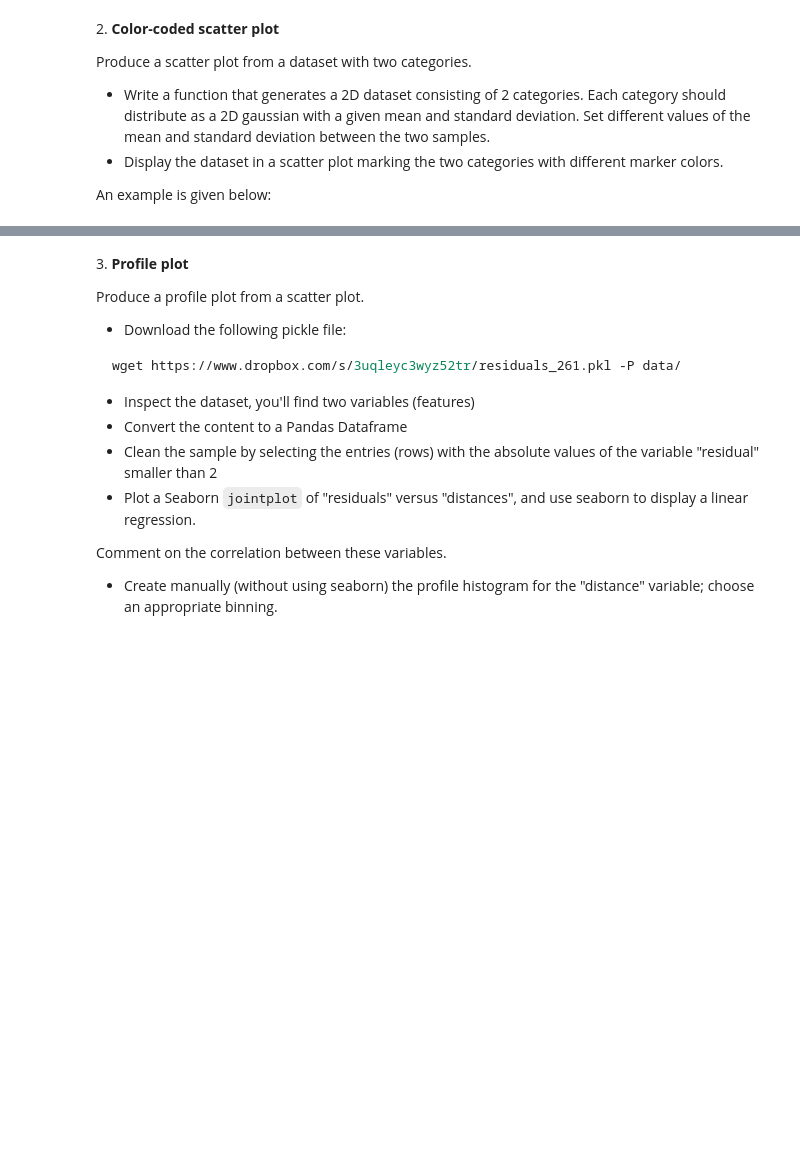
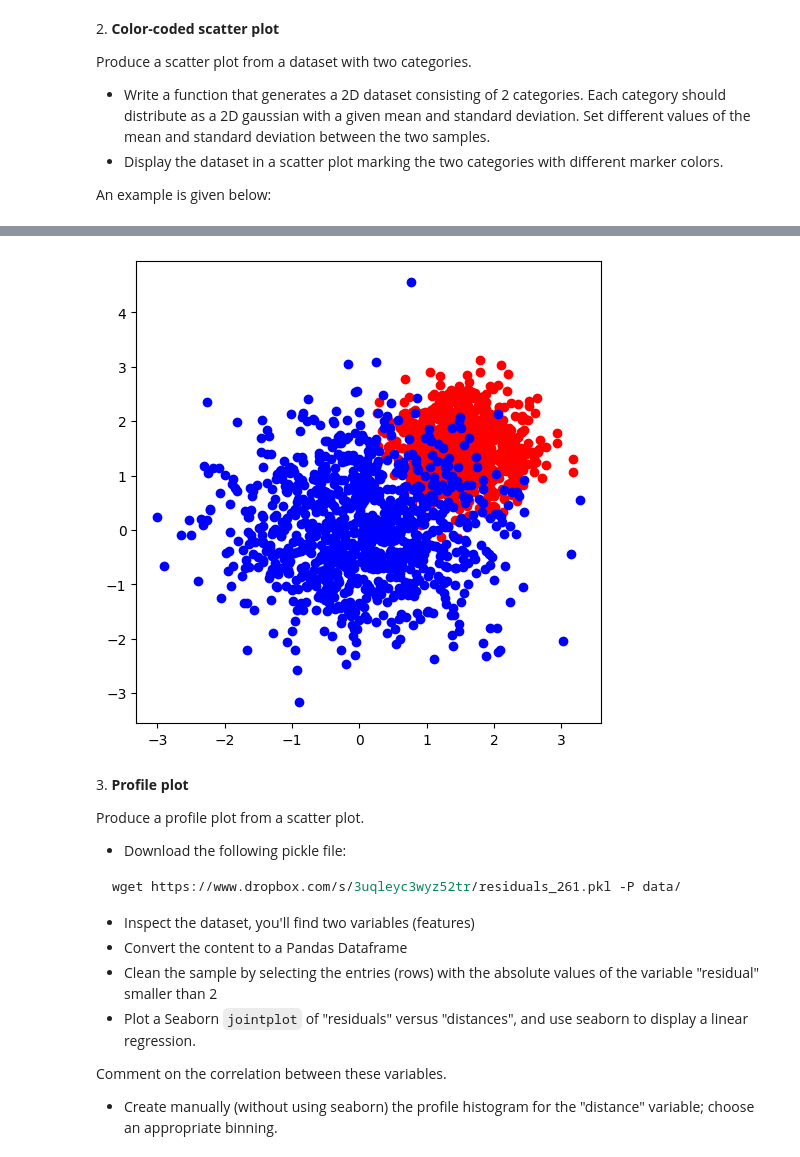
Before and after one commit to zucchett/ScientificComputingWithPython2022, a Jupyter notebook: 07ex_visualization.ipynb, the cells around one changed output, grey strips where cells are left out. Saved outputs shown, nothing was run; the diff lists cells and outputs as text; code cells hidden in the pictures; blank space fills up the shorter version.

```diff
--- a/07ex_visualization.ipynb
+++ b/07ex_visualization.ipynb
@@ -29,3 +58,16 @@ Image('images/two_categories_scatter_plot.png')
+# %%
+df = pd.DataFrame({
+    'cat1' : tuple(np.random.randn(1000,2)*0.5 + 1.5),
+    'cat2' : tuple(np.random.randn(1000,2))
+})
+
+
+fig, ax = plt.subplots(figsize=(6, 6))
+ax.scatter(x=[x[0] for x in df['cat1']], y=[x[1] for x in df['cat1']], marker='o', c='r')
+ax.scatter(x=[x[0] for x in df['cat2']], y=[x[1] for x in df['cat2']], marker='o', c='b')
+plt.show()
+# %% [output]
+[figure, added]
 # %% [markdown]
 3\. **Profile plot**
 
```
Also changed, not shown: parts of 4 cells of this notebook, 2 other files.
